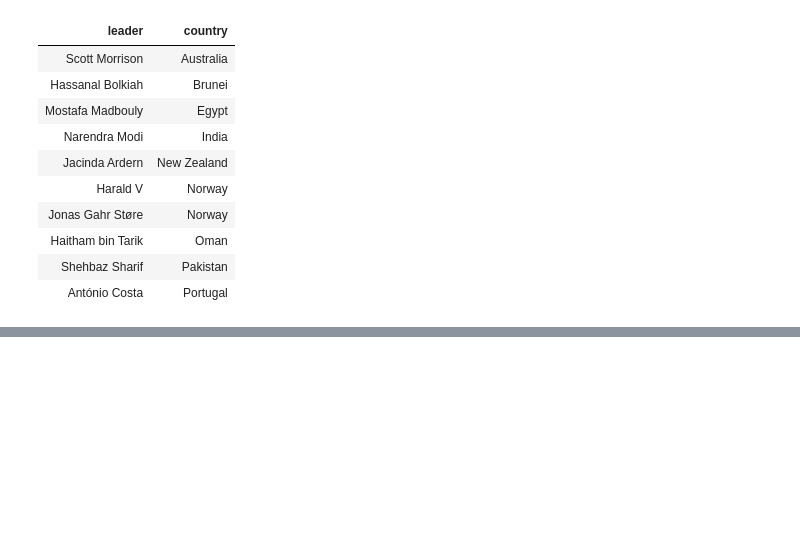
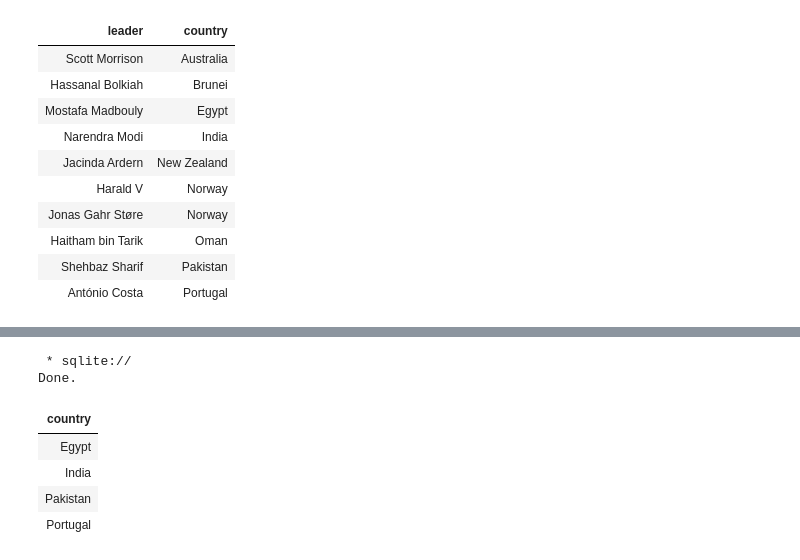
Before and after one commit to UznetDev/Data-science-home-work, a Jupyter notebook: 21_Avg_2024.ipynb, the cells around one changed output, grey strips where cells are left out. Drawn from its saved outputs; the diff is of its cells as text; code cells hidden in the pictures; blank space fills up the shorter version.

```diff
--- a/21_Avg_2024.ipynb
+++ b/21_Avg_2024.ipynb
@@ -380,0 +410,13 @@ Done.
+# %%
+%%sql
+SELECT country FROM presidents
+INTERSECT
+SELECT country FROM prime_ministers
+# %% [output]
+ * sqlite://
+Done.
+| country |
+| Egypt |
+| India |
+| Pakistan |
+| Portugal |
```
Also changed, not shown: parts of 1 cell of this notebook.
